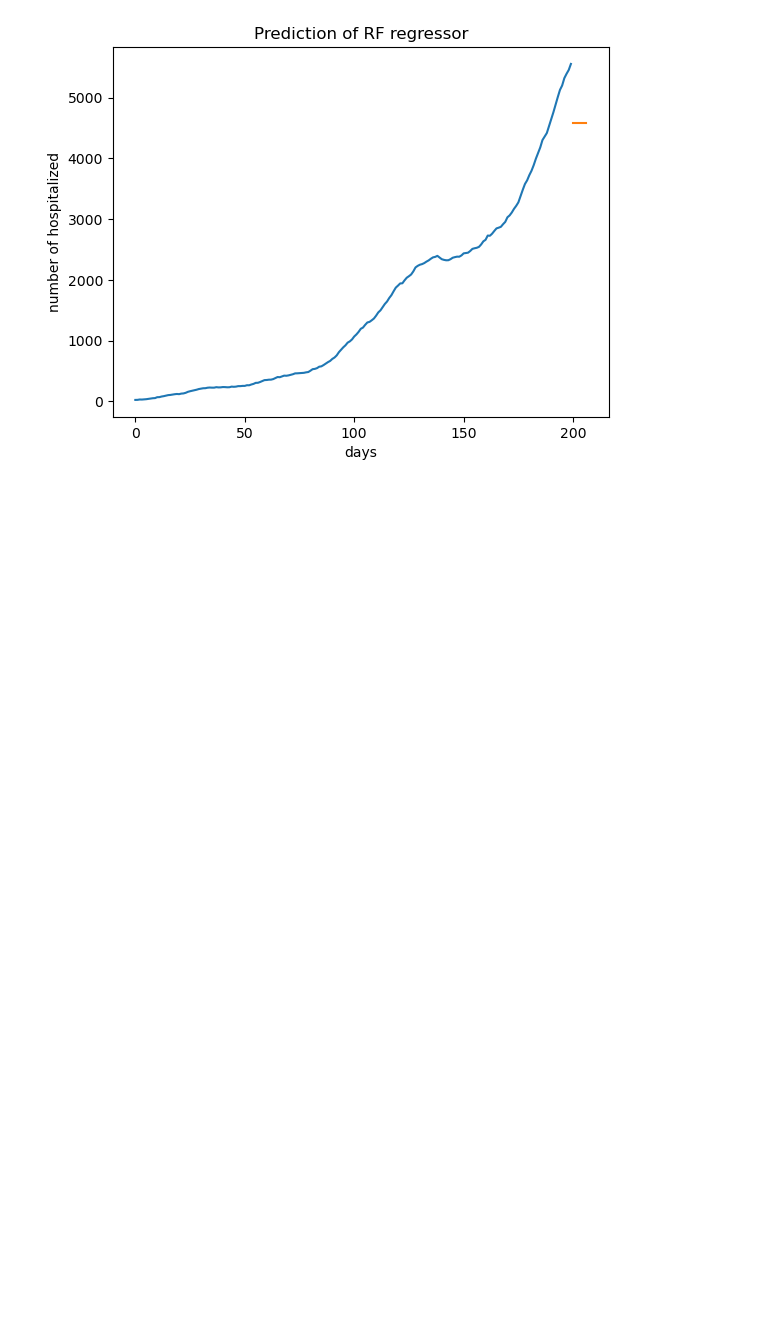
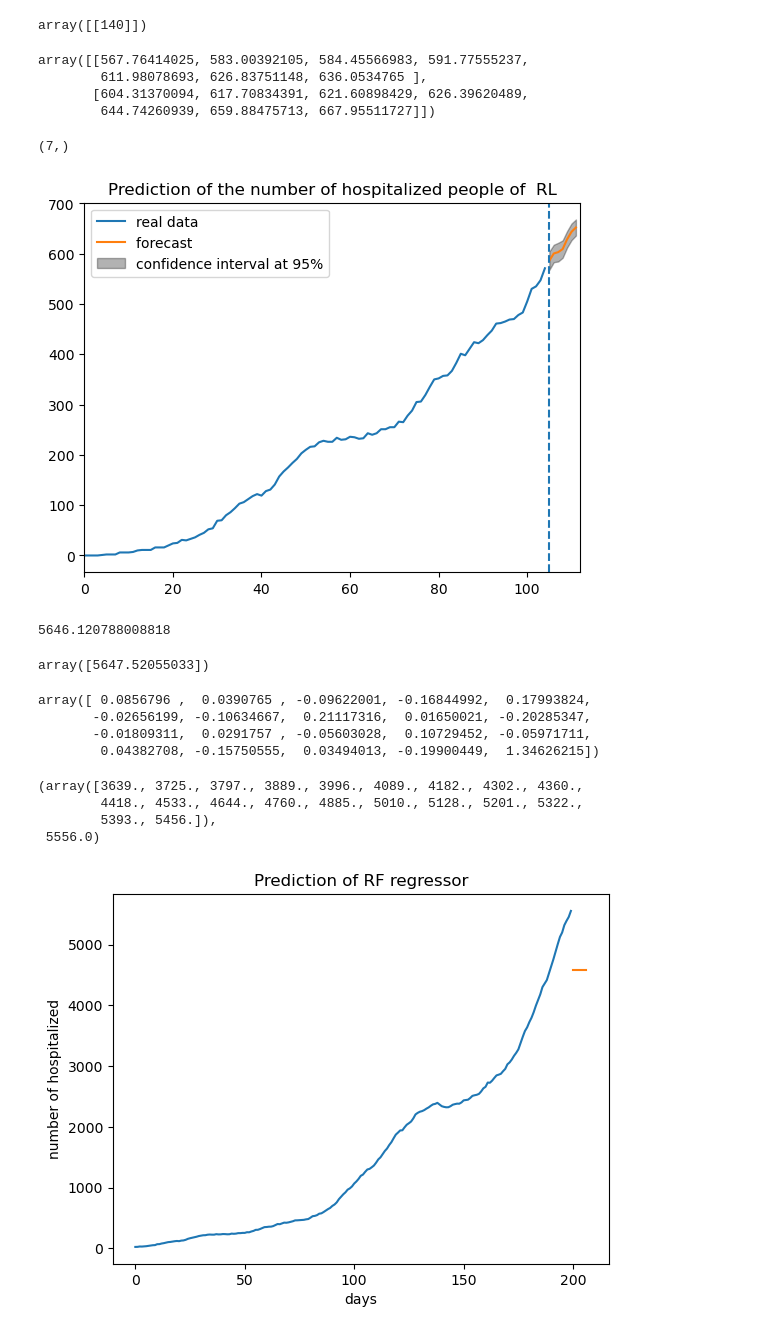
Before and after one commit to gregoirebechade/covid_internship, a Jupyter notebook: 11_Random_Forest_Regression.ipynb, the cells around one changed output. Saved outputs shown, nothing was run; the diff lists cells and outputs as text; code cells hidden in the pictures; blank space fills up the shorter version.

```diff
--- a/11_Random_Forest_Regression.ipynb
+++ b/11_Random_Forest_Regression.ipynb
@@ -36,7 +105,7 @@ data3D=np.array([n_hospitalized, n_infectious, mobility_smoothed])
 # %%
-split=200
+split=105
 # %%
-number_of_points=20
+number_of_points=15
 data_rf=[]
 y_rf=[]
 for i in range(number_of_points, len(n_hospitalized)):
@@ -81,0 +119,48 @@ plt.show()
+# %%
+# from LinearRegression import *
+linereg=LinearRegressionModel()
+# %%
+linereg.train([i for i in range(len(n_hospitalized[:split]))], n_hospitalized[:split])
+# %%
+x=np.array([1, 2, 3, 4, 5, 6, 7]).reshape(7, 1)
+np.matmul(x.T, x)
+# %% [output]
+array([[140]])
+# %%
+pred, ints =linereg.predict(7, 0.05)
+np.array(ints).reshape(2, 7)
+# %% [output]
+array([[567.76414025, 583.00392105, 584.45566983, 591.77555237,
+        611.98078693, 626.83751148, 636.0534765 ],
+       [604.31370094, 617.70834391, 621.60898429, 626.39620489,
+        644.74260939, 659.88475713, 667.95511727]])
+# %%
+np.array(ints[0]).shape
+# %% [output]
+(7,)
+# %%
+linereg.plot(7, 0.05, title='Prediction of the number of hospitalized people of  RL')
+# %% [output]
+[figure, added]
+# %%
+np.matmul(data_test[0], lr.coef_)
+# %% [output]
+5646.120788008818
+# %%
+lr.predict(data_test[0].reshape(1, -1))
+# %% [output]
+array([5647.52055033])
+# %%
+lr.coef_
+# %% [output]
+array([ 0.0856796 ,  0.0390765 , -0.09622001, -0.16844992,  0.17993824,
+       -0.02656199, -0.10634667,  0.21117316,  0.01650021, -0.20285347,
+       -0.01809311,  0.0291757 , -0.05603028,  0.10729452, -0.05971711,
+        0.04382708, -0.15750555,  0.03494013, -0.19900449,  1.34626215])
+# %%
+datatrain[-1], y_train[-1]
+# %% [output]
+(array([3639., 3725., 3797., 3889., 3996., 4089., 4182., 4302., 4360.,
+        4418., 4533., 4644., 4760., 4885., 5010., 5128., 5201., 5322.,
+        5393., 5456.]),
+ 5556.0)
```
Also changed, not shown: parts of 6 cells of this notebook, 4 other files.
